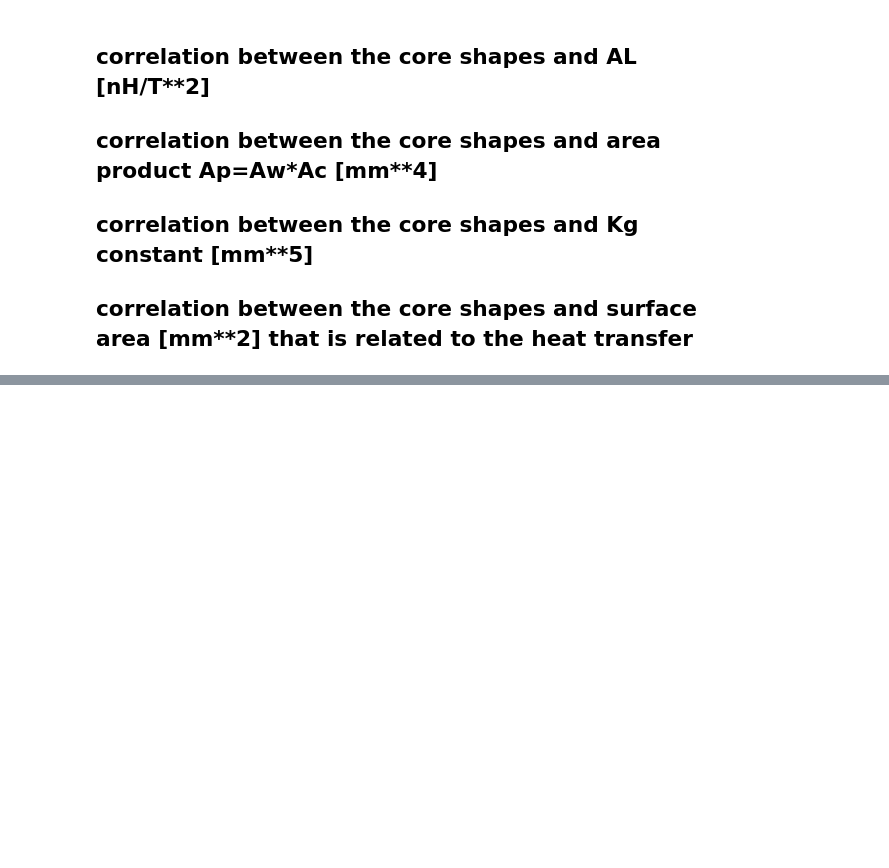
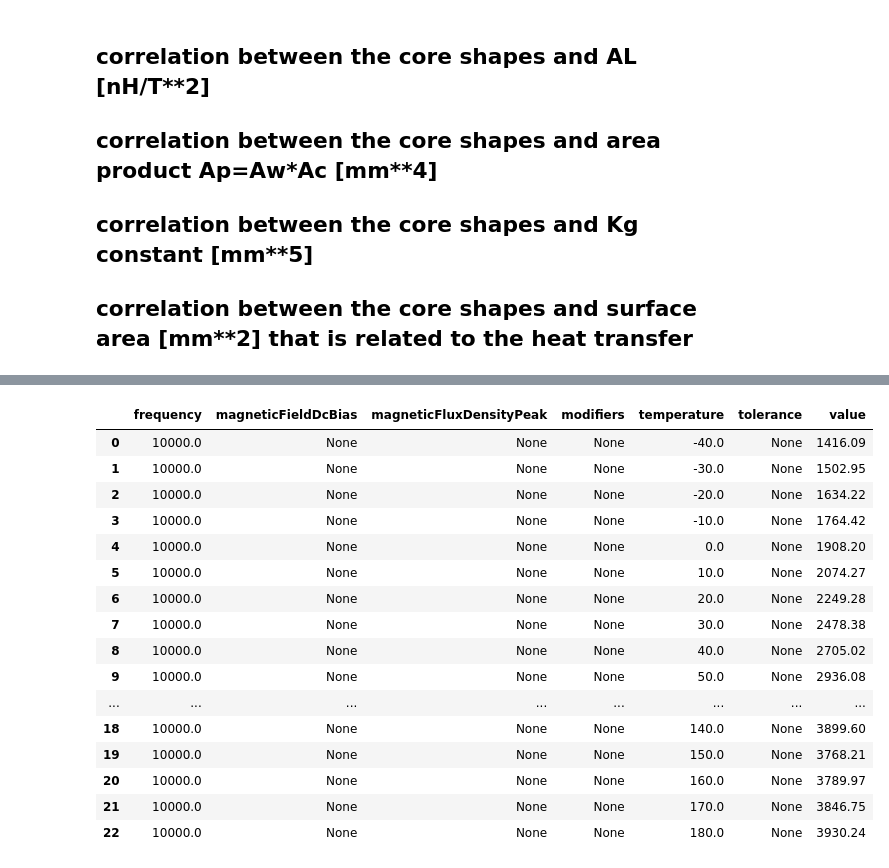
Before and after one commit to OpenMagnetics/PyMKF, a Jupyter notebook: examples/basic_usage.ipynb, the cells around one changed output, grey strips where cells are left out. Drawn from its saved outputs; the diff is of its cells as text; code cells hidden in the pictures; blank space fills up the shorter version.

```diff
--- a/examples/basic_usage.ipynb
+++ b/examples/basic_usage.ipynb
@@ -56,0 +208,21 @@ currently not possible as the data is not available or correlated to manufacture
+# %%
+data = pd.DataFrame(df_materials_feat.iloc[0]['initial'])
+data
+# %% [output]
+|  | frequency | magneticFieldDcBias | magneticFluxDensityPeak | modifiers | temperature | tolerance | value |
+| 0 | 10000.0 | None | None | None | -40.0 | None | 1416.09 |
+| 1 | 10000.0 | None | None | None | -30.0 | None | 1502.95 |
+| 2 | 10000.0 | None | None | None | -20.0 | None | 1634.22 |
+| 3 | 10000.0 | None | None | None | -10.0 | None | 1764.42 |
+| 4 | 10000.0 | None | None | None | 0.0 | None | 1908.20 |
+| 5 | 10000.0 | None | None | None | 10.0 | None | 2074.27 |
+| 6 | 10000.0 | None | None | None | 20.0 | None | 2249.28 |
+| 7 | 10000.0 | None | None | None | 30.0 | None | 2478.38 |
+| 8 | 10000.0 | None | None | None | 40.0 | None | 2705.02 |
+| 9 | 10000.0 | None | None | None | 50.0 | None | 2936.08 |
+| ... | ... | ... | ... | ... | ... | ... | ... |
+| 18 | 10000.0 | None | None | None | 140.0 | None | 3899.60 |
+| 19 | 10000.0 | None | None | None | 150.0 | None | 3768.21 |
+| 20 | 10000.0 | None | None | None | 160.0 | None | 3789.97 |
+| 21 | 10000.0 | None | None | None | 170.0 | None | 3846.75 |
+| 22 | 10000.0 | None | None | None | 180.0 | None | 3930.24 |
```
Also changed, not shown: parts of 15 cells of this notebook, 1 other file.
